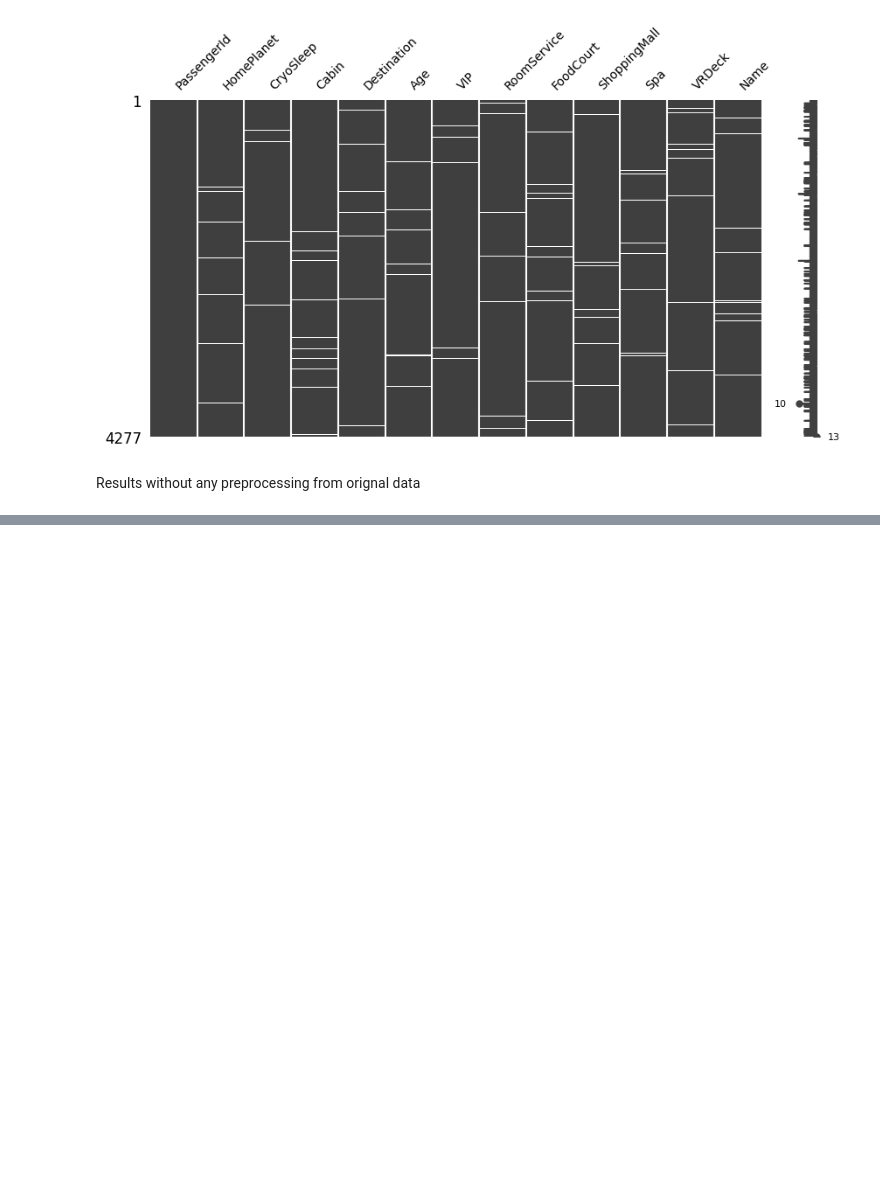
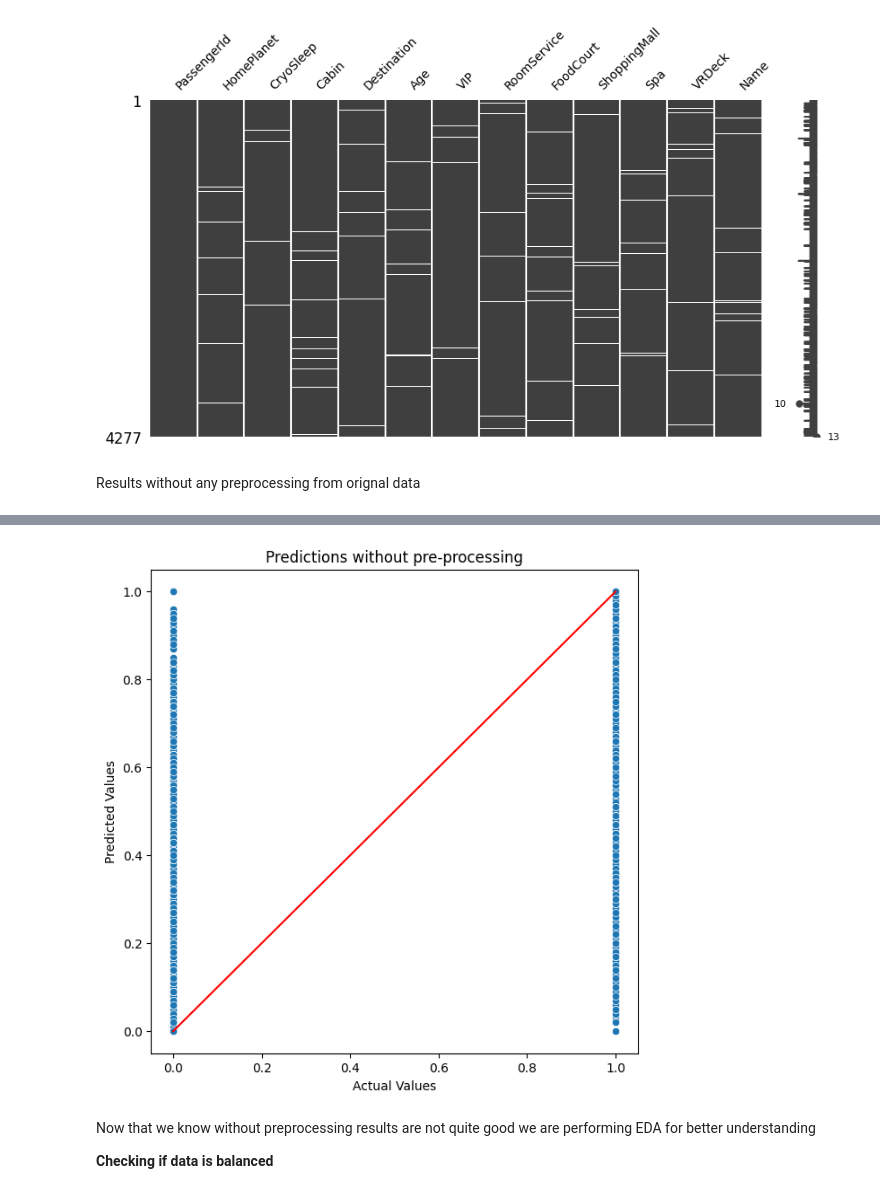
Before and after one commit to 7PAM2015-0509-23-Group7/Kaggle-Challenge, a Jupyter notebook: Kaggle_Challenge_notebook.ipynb, the cells around one changed output, grey strips where cells are left out. Saved outputs shown, nothing was run; the diff lists cells and outputs as text; code cells hidden in the pictures; blank space fills up the shorter version.

```diff
--- a/Kaggle_Challenge_notebook.ipynb
+++ b/Kaggle_Challenge_notebook.ipynb
@@ -154,0 +162,17 @@ print(f'MSE without pre-processing: {mse}')
+# %%
+# Plot predictions from the original dataset
+df_original = pd.DataFrame({'actual': test_o[target_column], 'predicted': predictions})  # Create a dataframe to plot
+df_original.name = "without pre-processing"
+plt.figure(figsize=(7, 7))
+sns.scatterplot(data=df_original, x='actual', y='predicted')
+plt.plot([min(df_original['actual']), max(df_original['actual'])], [min(df_original['actual']), max(df_original['actual'])], color='red')  # plot one-to-one line for reference
+plt.title('Predictions ' + df_original.name)
+plt.xlabel('Actual Values')
+plt.ylabel('Predicted Values')
+plt.show()
+# %% [output]
+[figure, added]
+# %% [markdown]
+Now that we know without preprocessing results are not quite good we are performing EDA for better understanding
+
+**Checking if data is balanced**
```
Also changed, not shown: parts of 3 cells of this notebook.
